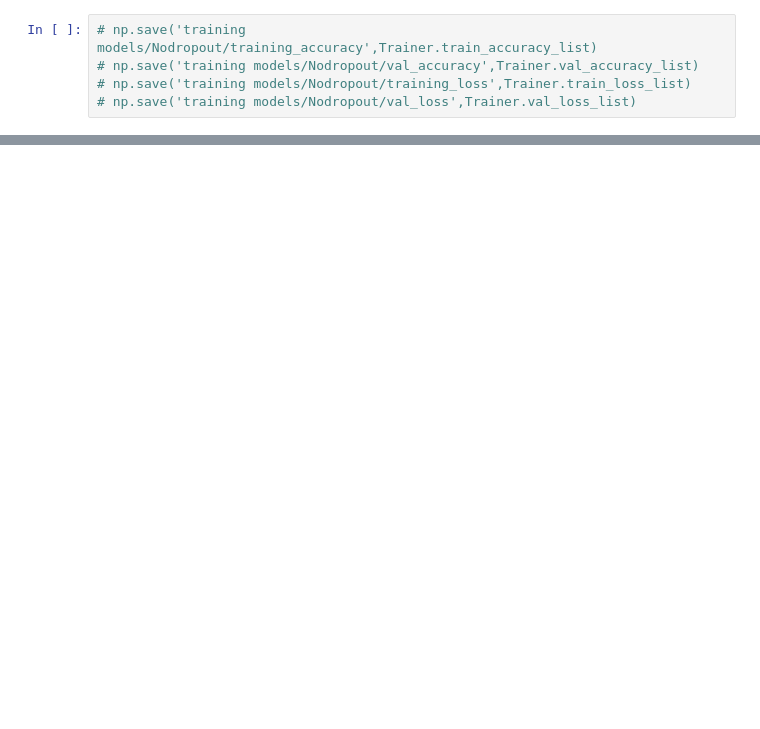
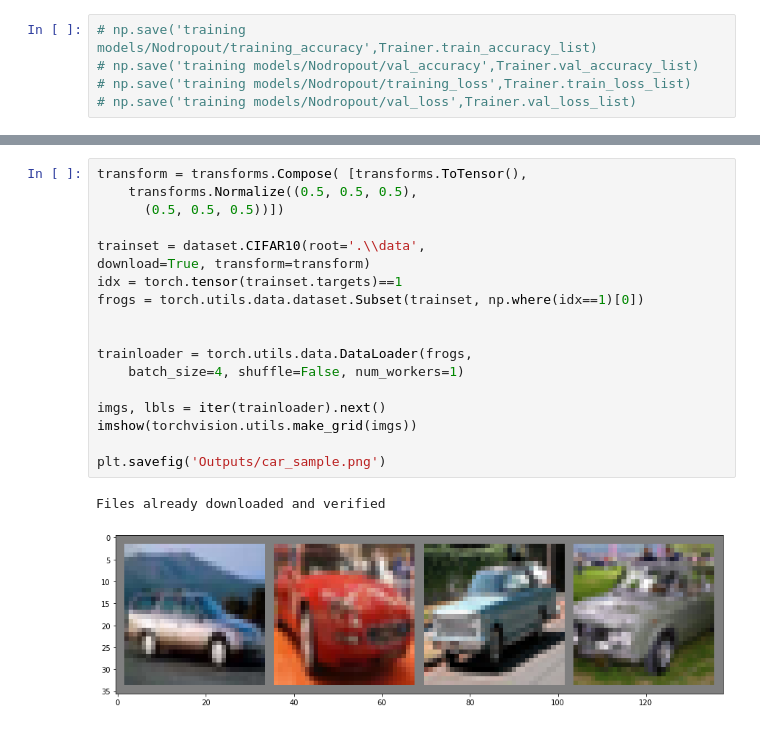
Before and after one commit to Pliploop/ConvNN_From_Scratch, a Jupyter notebook: notebooks/Jnet.ipynb, the cells around one changed output, grey strips where cells are left out. Saved outputs shown, nothing was run; the diff lists cells and outputs as text; blank space fills up the shorter version.

```diff
--- a/notebooks/Jnet.ipynb
+++ b/notebooks/Jnet.ipynb
@@ -117,0 +189,21 @@ Trainer.get_feature_reduction()
+# %%
+transform = transforms.Compose( [transforms.ToTensor(),
+    transforms.Normalize((0.5, 0.5, 0.5),
+      (0.5, 0.5, 0.5))])
+
+trainset = dataset.CIFAR10(root='.\\data',
+download=True, transform=transform)
+idx = torch.tensor(trainset.targets)==1
+frogs = torch.utils.data.dataset.Subset(trainset, np.where(idx==1)[0])
+
+
+trainloader = torch.utils.data.DataLoader(frogs,
+    batch_size=4, shuffle=False, num_workers=1)
+
+imgs, lbls = iter(trainloader).next()
+imshow(torchvision.utils.make_grid(imgs))
+
+plt.savefig('Outputs/car_sample.png')
+# %% [output]
+Files already downloaded and verified
+[figure, added]
```
Also changed, not shown: parts of 26 cells of this notebook, 12 other files.
